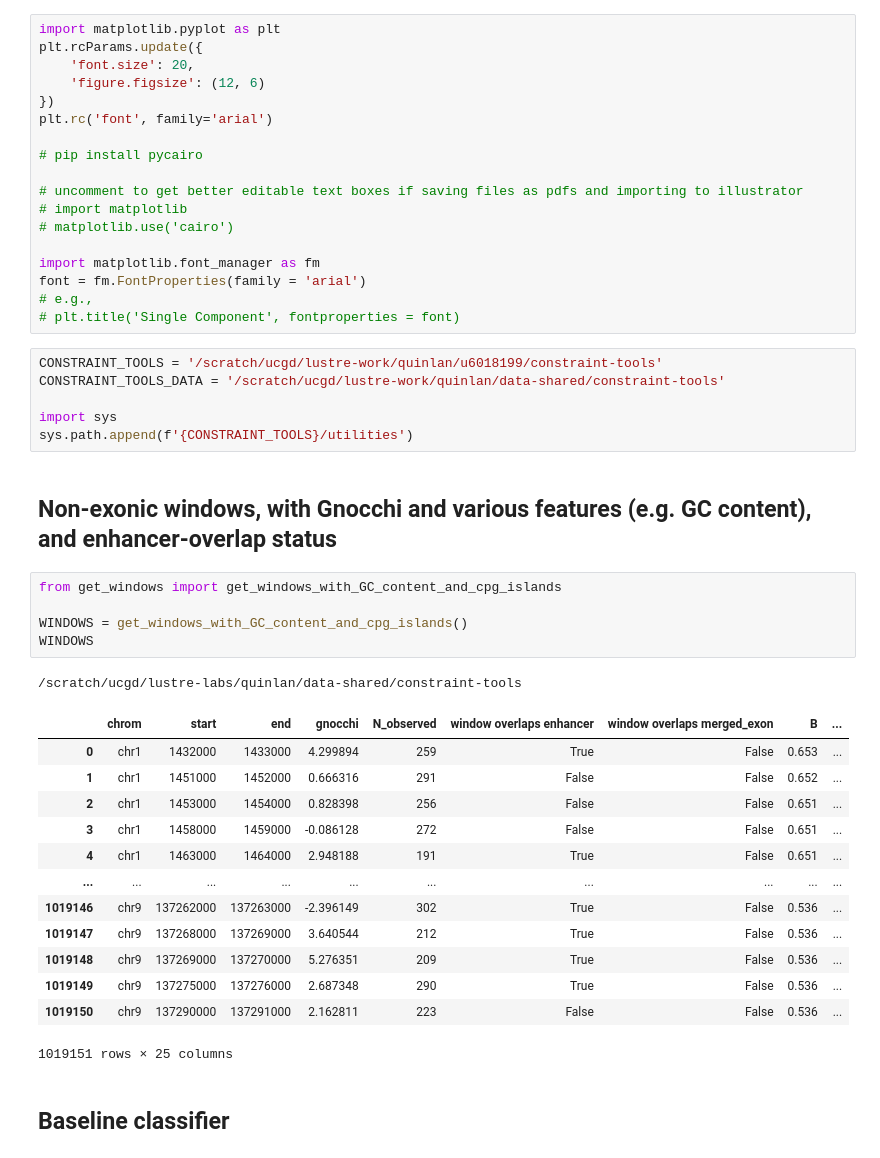
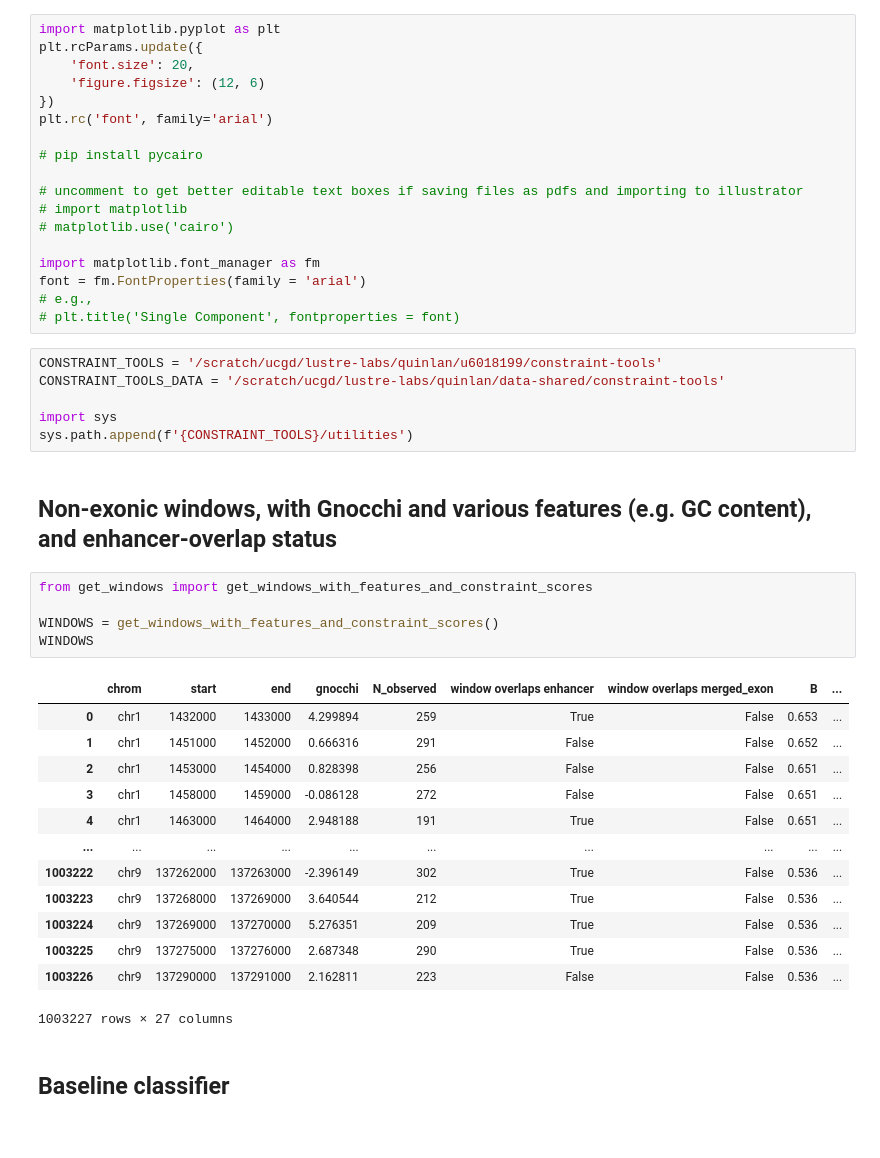
Before and after one commit to quinlan-lab/constraint-tools, a Jupyter notebook: papers/neutral_models_are_biased/2.ipynb, the cells around one changed output. Saved outputs shown, nothing was run; the diff lists cells and outputs as text.

```diff
--- a/papers/neutral_models_are_biased/2.ipynb
+++ b/papers/neutral_models_are_biased/2.ipynb
@@ -17,33 +17,32 @@ font = fm.FontProperties(family = 'arial')
 # e.g.,
 # plt.title('Single Component', fontproperties = font)
 # %%
-CONSTRAINT_TOOLS = '/scratch/ucgd/lustre-work/quinlan/u6018199/constraint-tools'
-CONSTRAINT_TOOLS_DATA = '/scratch/ucgd/lustre-work/quinlan/data-shared/constraint-tools'
+CONSTRAINT_TOOLS = '/scratch/ucgd/lustre-labs/quinlan/u6018199/constraint-tools'
+CONSTRAINT_TOOLS_DATA = '/scratch/ucgd/lustre-labs/quinlan/data-shared/constraint-tools'
 
 import sys
 sys.path.append(f'{CONSTRAINT_TOOLS}/utilities')
 # %% [markdown]
 ## Non-exonic windows, with Gnocchi and various features (e.g. GC content), and enhancer-overlap status
 # %%
-from get_windows import get_windows_with_GC_content_and_cpg_islands
+from get_windows import get_windows_with_features_and_constraint_scores
 
-WINDOWS = get_windows_with_GC_content_and_cpg_islands()
+WINDOWS = get_windows_with_features_and_constraint_scores()
 WINDOWS
 # %% [output]
+|  | chrom | start | end | gnocchi | N_observed | window overlaps enhancer | window overlaps merged_exon | B | ... |
+| 0 | chr1 | 1432000 | 1433000 | 4.299894 | 259 | True | False | 0.653 | ... |
+| 1 | chr1 | 1451000 | 1452000 | 0.666316 | 291 | False | False | 0.652 | ... |
+| 2 | chr1 | 1453000 | 1454000 | 0.828398 | 256 | False | False | 0.651 | ... |
+| 3 | chr1 | 1458000 | 1459000 | -0.086128 | 272 | False | False | 0.651 | ... |
+| 4 | chr1 | 1463000 | 1464000 | 2.948188 | 191 | True | False | 0.651 | ... |
+| ... | ... | ... | ... | ... | ... | ... | ... | ... | ... |
+| 1003222 | chr9 | 137262000 | 137263000 | -2.396149 | 302 | True | False | 0.536 | ... |
+| 1003223 | chr9 | 137268000 | 137269000 | 3.640544 | 212 | True | False | 0.536 | ... |
+| 1003224 | chr9 | 137269000 | 137270000 | 5.276351 | 209 | True | False | 0.536 | ... |
+| 1003225 | chr9 | 137275000 | 137276000 | 2.687348 | 290 | True | False | 0.536 | ... |
+| 1003226 | chr9 | 137290000 | 137291000 | 2.162811 | 223 | False | False | 0.536 | ... |
-/scratch/ucgd/lustre-labs/quinlan/data-shared/constraint-tools
+1003227 rows × 27 columns
-|  | chrom | start | end | gnocchi | N_observed | window overlaps enhancer | window overlaps merged_exon | B | ... |
-| 0 | chr1 | 1432000 | 1433000 | 4.299894 | 259 | True | False | 0.653 | ... |
-| 1 | chr1 | 1451000 | 1452000 | 0.666316 | 291 | False | False | 0.652 | ... |
-| 2 | chr1 | 1453000 | 1454000 | 0.828398 | 256 | False | False | 0.651 | ... |
-| 3 | chr1 | 1458000 | 1459000 | -0.086128 | 272 | False | False | 0.651 | ... |
-| 4 | chr1 | 1463000 | 1464000 | 2.948188 | 191 | True | False | 0.651 | ... |
-| ... | ... | ... | ... | ... | ... | ... | ... | ... | ... |
-| 1019146 | chr9 | 137262000 | 137263000 | -2.396149 | 302 | True | False | 0.536 | ... |
-| 1019147 | chr9 | 137268000 | 137269000 | 3.640544 | 212 | True | False | 0.536 | ... |
-| 1019148 | chr9 | 137269000 | 137270000 | 5.276351 | 209 | True | False | 0.536 | ... |
-| 1019149 | chr9 | 137275000 | 137276000 | 2.687348 | 290 | True | False | 0.536 | ... |
-| 1019150 | chr9 | 137290000 | 137291000 | 2.162811 | 223 | False | False | 0.536 | ... |
-1019151 rows × 25 columns
 # %% [markdown]
 ## Baseline classifier
 # %%
```
Also changed, not shown: parts of 5 cells of this notebook.
